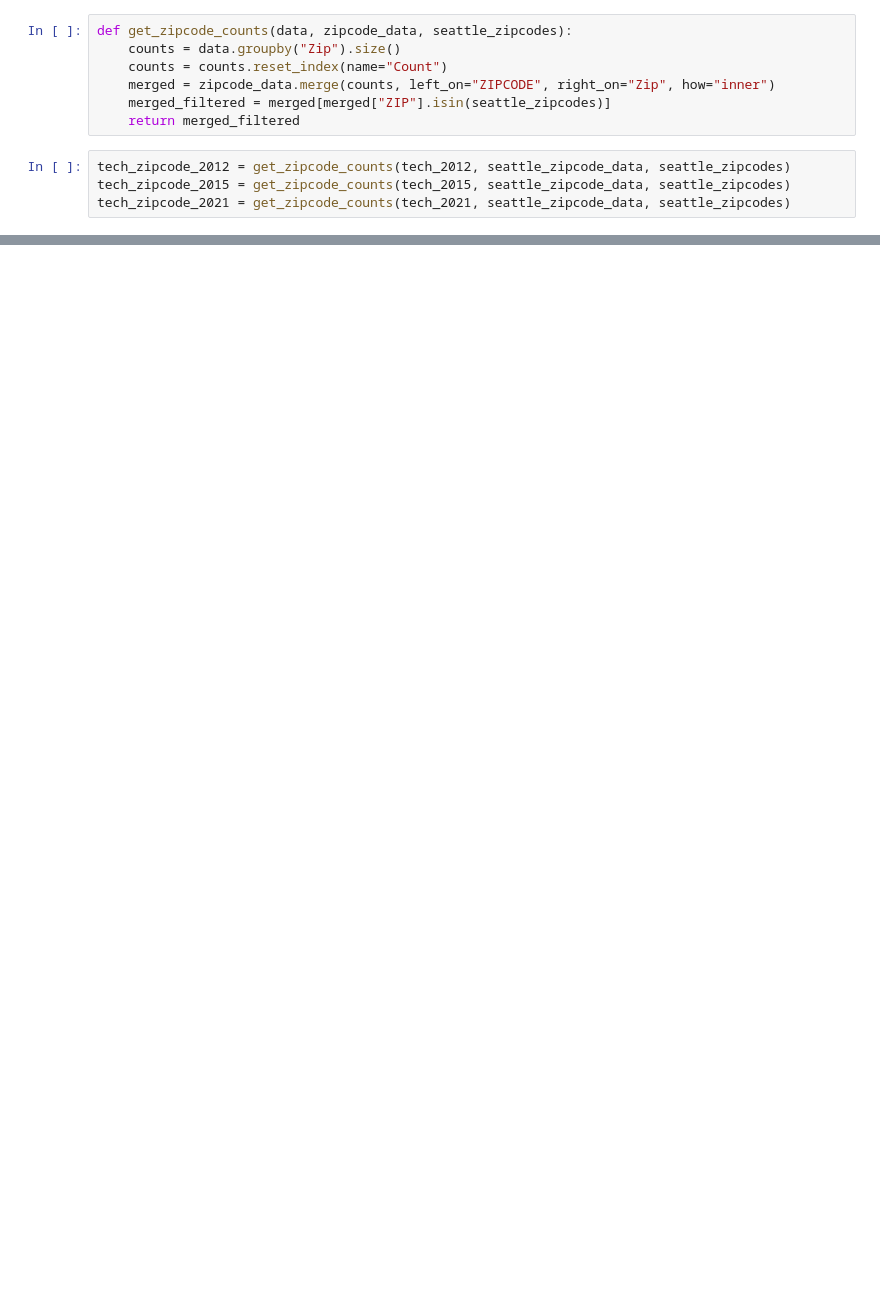
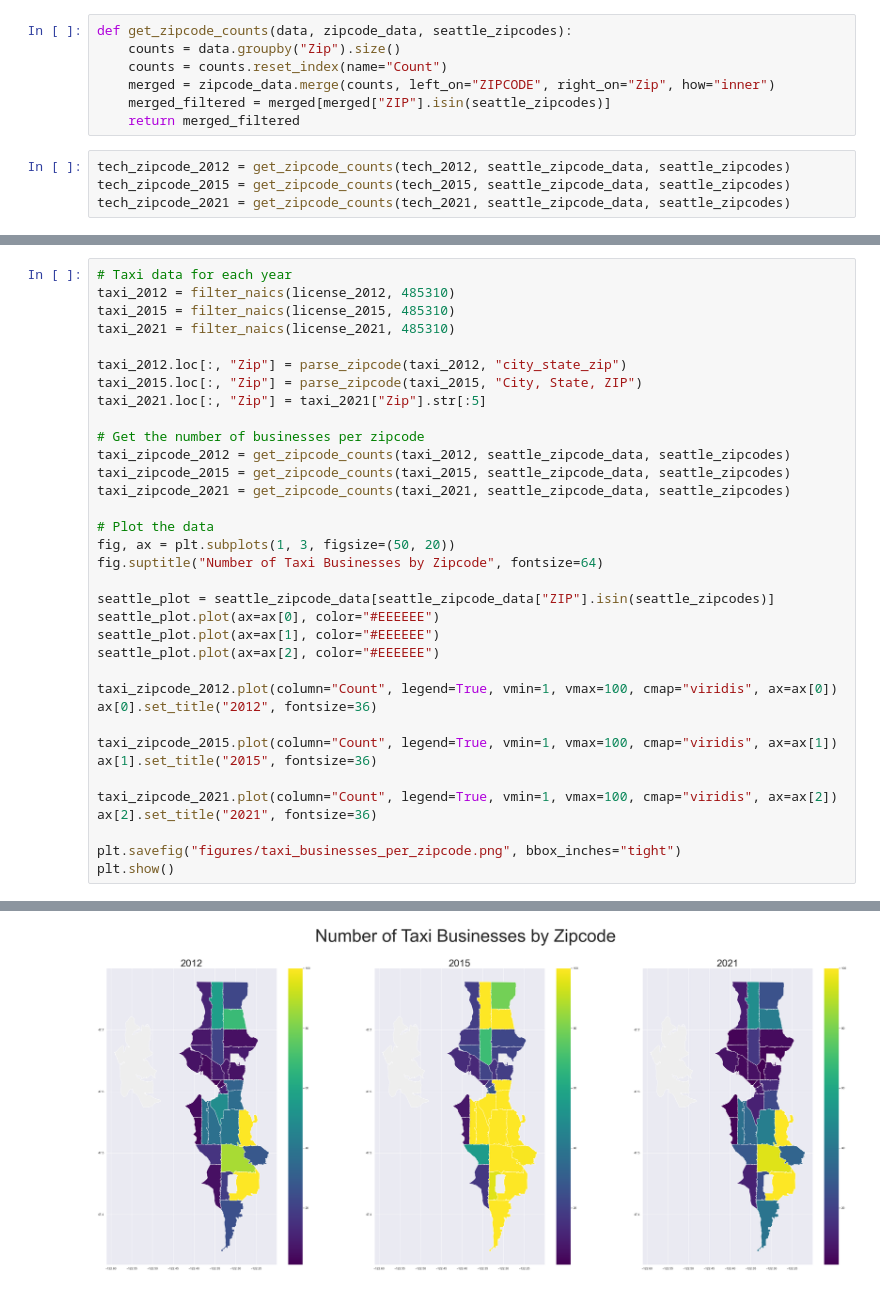
Before and after one commit to Krocketeer/HCDE410-Final-Project, a Jupyter notebook: main.ipynb, the cells around one changed output, grey strips where cells are left out. Saved outputs shown, nothing was run; the diff lists cells and outputs as text; blank space fills up the shorter version.

```diff
--- a/main.ipynb
+++ b/main.ipynb
@@ -449,0 +512,36 @@ plt.show()
+# %%
+# Taxi data for each year
+taxi_2012 = filter_naics(license_2012, 485310)
+taxi_2015 = filter_naics(license_2015, 485310)
+taxi_2021 = filter_naics(license_2021, 485310)
+
+taxi_2012.loc[:, "Zip"] = parse_zipcode(taxi_2012, "city_state_zip")
+taxi_2015.loc[:, "Zip"] = parse_zipcode(taxi_2015, "City, State, ZIP")
+taxi_2021.loc[:, "Zip"] = taxi_2021["Zip"].str[:5]
+
+# Get the number of businesses per zipcode
+taxi_zipcode_2012 = get_zipcode_counts(taxi_2012, seattle_zipcode_data, seattle_zipcodes)
+taxi_zipcode_2015 = get_zipcode_counts(taxi_2015, seattle_zipcode_data, seattle_zipcodes)
+taxi_zipcode_2021 = get_zipcode_counts(taxi_2021, seattle_zipcode_data, seattle_zipcodes)
+
+# Plot the data
+fig, ax = plt.subplots(1, 3, figsize=(50, 20))
+fig.suptitle("Number of Taxi Businesses by Zipcode", fontsize=64)
+
+seattle_plot = seattle_zipcode_data[seattle_zipcode_data["ZIP"].isin(seattle_zipcodes)]
+seattle_plot.plot(ax=ax[0], color="#EEEEEE")
+seattle_plot.plot(ax=ax[1], color="#EEEEEE")
+seattle_plot.plot(ax=ax[2], color="#EEEEEE")
+
+taxi_zipcode_2012.plot(column="Count", legend=True, vmin=1, vmax=100, cmap="viridis", ax=ax[0])
+ax[0].set_title("2012", fontsize=36)
+
+taxi_zipcode_2015.plot(column="Count", legend=True, vmin=1, vmax=100, cmap="viridis", ax=ax[1])
+ax[1].set_title("2015", fontsize=36)
+
+taxi_zipcode_2021.plot(column="Count", legend=True, vmin=1, vmax=100, cmap="viridis", ax=ax[2])
+ax[2].set_title("2021", fontsize=36)
+
+plt.savefig("figures/taxi_businesses_per_zipcode.png", bbox_inches="tight")
+plt.show()
+# %% [output]
@@ -449,0 +563 @@ plt.show()
+[figure, added]
```
Also changed, not shown: parts of 10 cells of this notebook, 7 other files.
